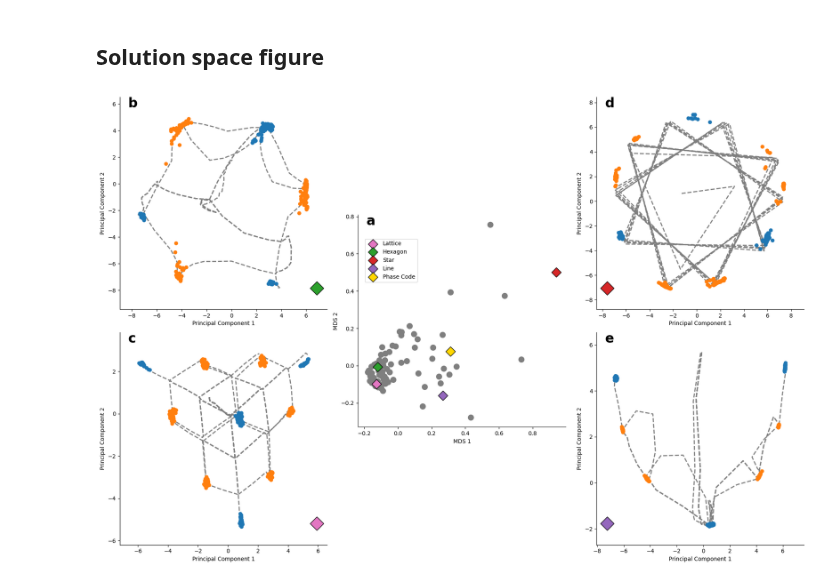
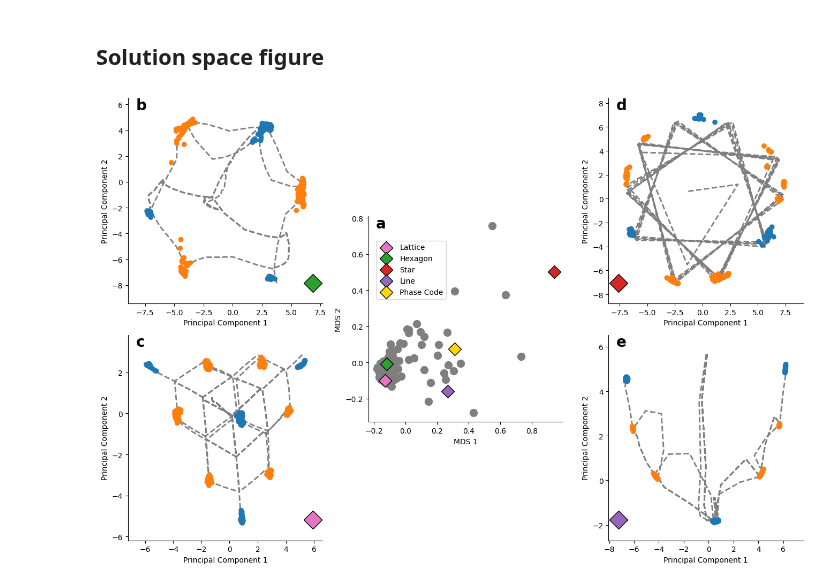
Before and after one commit to keith-murray/emergence-phase-codes, a Jupyter notebook: notebooks/solution_space_figure.ipynb, the cells around one changed output. Cells and saved outputs as stored; diff of their text form; code cells hidden in the pictures.

Commit message:
[update,figures,notebooks] figures now have larger titles and axis labels

```diff
--- a/notebooks/solution_space_figure.ipynb
+++ b/notebooks/solution_space_figure.ipynb
@@ -197,7 +197,7 @@ highlighted_jobs = {
 }
 # %%
 # Create the Figure
-fig_anim = plt.figure(figsize=(18, 12))
+fig_anim = plt.figure(figsize=(13.5, 9))
 gs = GridSpec(4, 3)
 
 # Plot MDS embedding
@@ -273,32 +273,32 @@ plot_model_dynamics(
     val_metrics[val_metrics['job_id'] == 72].iloc[0],
     highlighted_jobs[72],
     [(1,1,1), (0,0,0), (1,1,0), (1,0,2), (0,0,1), (0,1,2)],
     [20, 30, 40],
 )
 ax_72.spines['top'].set_visible(False)
 ax_72.spines['right'].set_visible(False)
 
 # Subplot labels with manual coordinates (in axes-relative coordinates)
 label_specs = [
     (ax_mds, 'a', (0.04, 1.0)),
     (ax_52, 'b', (0.04, 1.0)),
     (ax_29, 'c', (0.04, 1.0)),
     (ax_71, 'd', (0.04, 1.0)),
     (ax_72, 'e', (0.04, 1.0)),
 ]
 
 for ax, label, (x, y) in label_specs:
     ax.text(
         x, y, label,
         transform=ax.transAxes,
-        fontsize=24,
+        fontsize=20,
         fontweight='bold',
         ha='left',
         va='top',
     )
 
 plt.tight_layout()
 plt.savefig('../results/solution_space_summary.pdf')
 plt.show()
 # %% [output]
-[figure, old version]
+[figure, new version]
```
Also changed, not shown: 4 other files.
